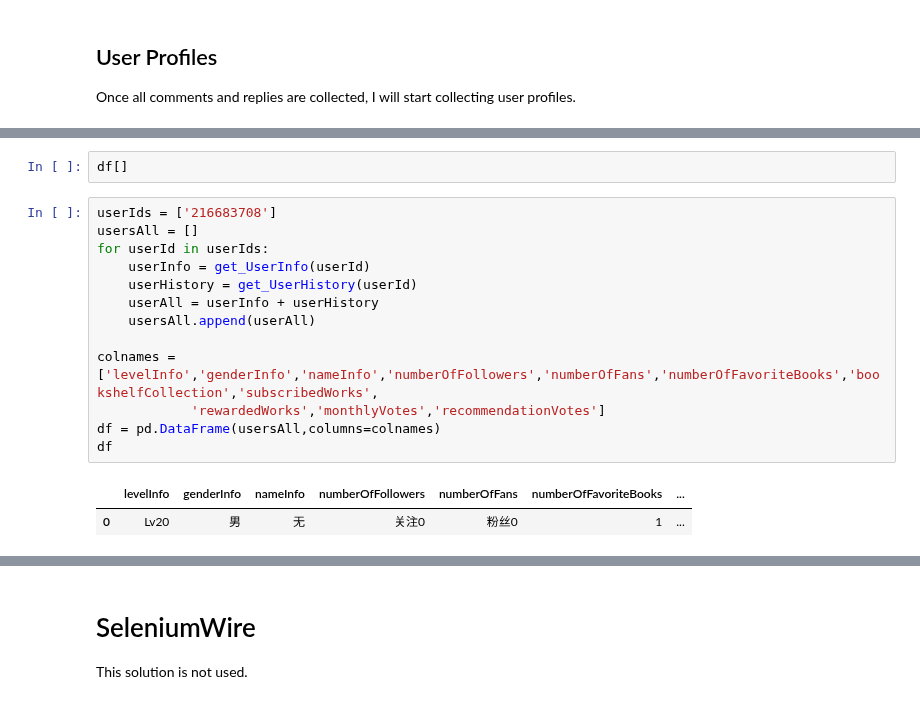
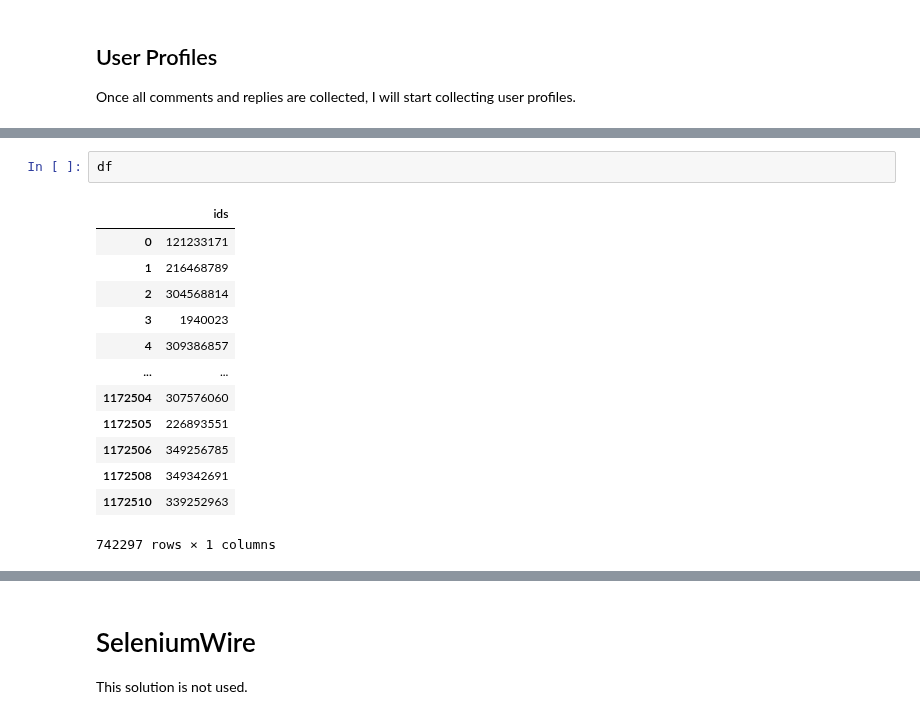
Before and after one commit to GOLEM-lab/Qidian_Webnovel_DataCollection, a Jupyter notebook: code/qidian_data_scrape.ipynb, the cells around one changed output, grey strips where cells are left out. Drawn from its saved outputs; the diff is of its cells as text.

```diff
--- a/code/qidian_data_scrape.ipynb
+++ b/code/qidian_data_scrape.ipynb
@@ -491,18 +698,16 @@ def get_UserHistory(userId):
 # %%
-df[]
+df
+# %% [output]
+|  | ids |
+| 0 | 121233171 |
+| 1 | 216468789 |
+| 2 | 304568814 |
+| 3 | 1940023 |
+| 4 | 309386857 |
+| ... | ... |
+| 1172504 | 307576060 |
+| 1172505 | 226893551 |
+| 1172506 | 349256785 |
+| 1172508 | 349342691 |
+| 1172510 | 339252963 |
+742297 rows × 1 columns
-# %%
-userIds = ['216683708']
-usersAll = []
-for userId in userIds:
-    userInfo = get_UserInfo(userId)
-    userHistory = get_UserHistory(userId)
-    userAll = userInfo + userHistory
-    usersAll.append(userAll)
-
-colnames = ['levelInfo','genderInfo','nameInfo','numberOfFollowers','numberOfFans','numberOfFavoriteBooks','bookshelfCollection','subscribedWorks',
-            'rewardedWorks','monthlyVotes','recommendationVotes']
-df = pd.DataFrame(usersAll,columns=colnames)
-df
-# %% [output]
-|  | levelInfo | genderInfo | nameInfo | numberOfFollowers | numberOfFans | numberOfFavoriteBooks | ... |
-| 0 | Lv20 | 男 | 无 | 关注0 | 粉丝0 | 1 | ... |
```
Also changed, not shown: parts of 52 cells of this notebook, 4 other files.
